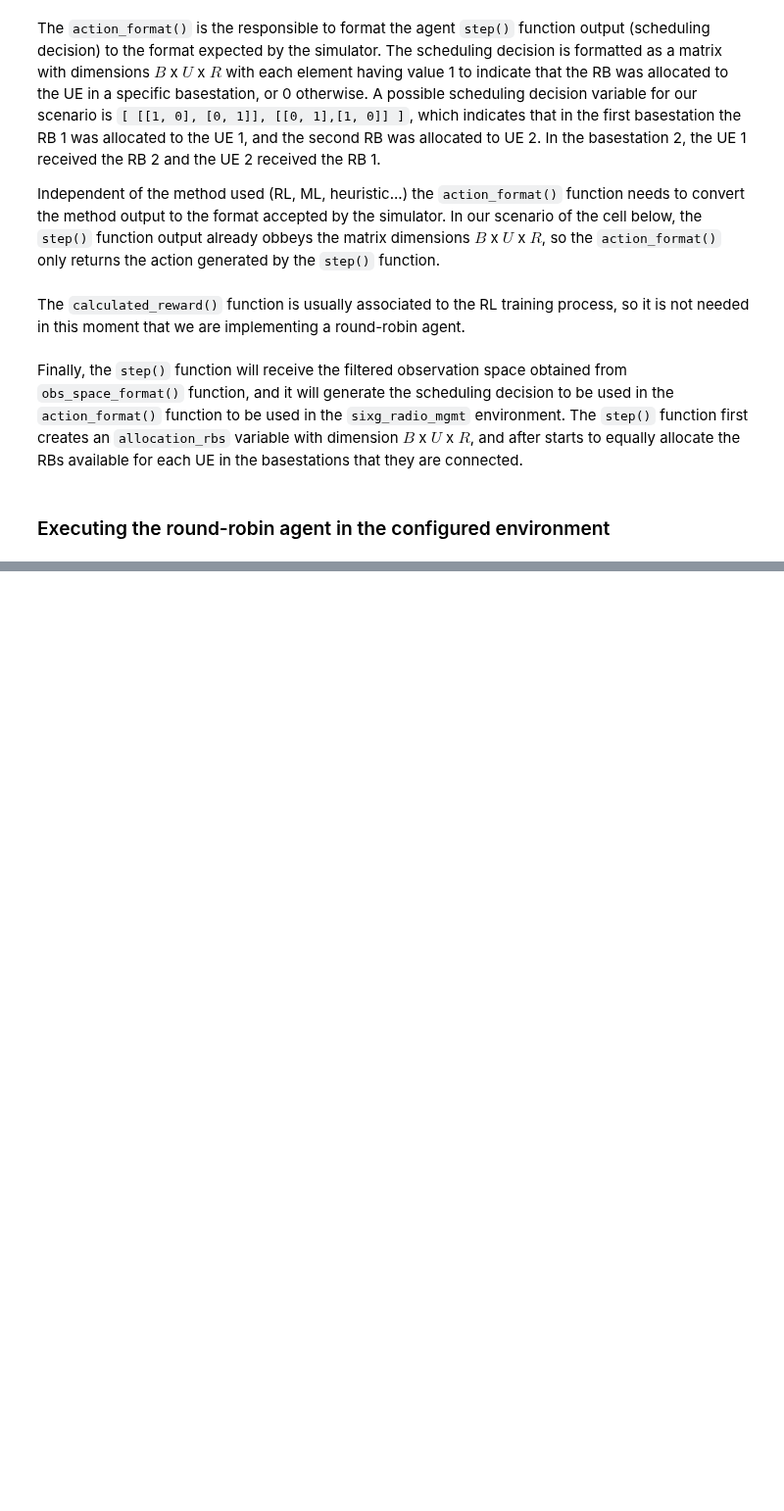
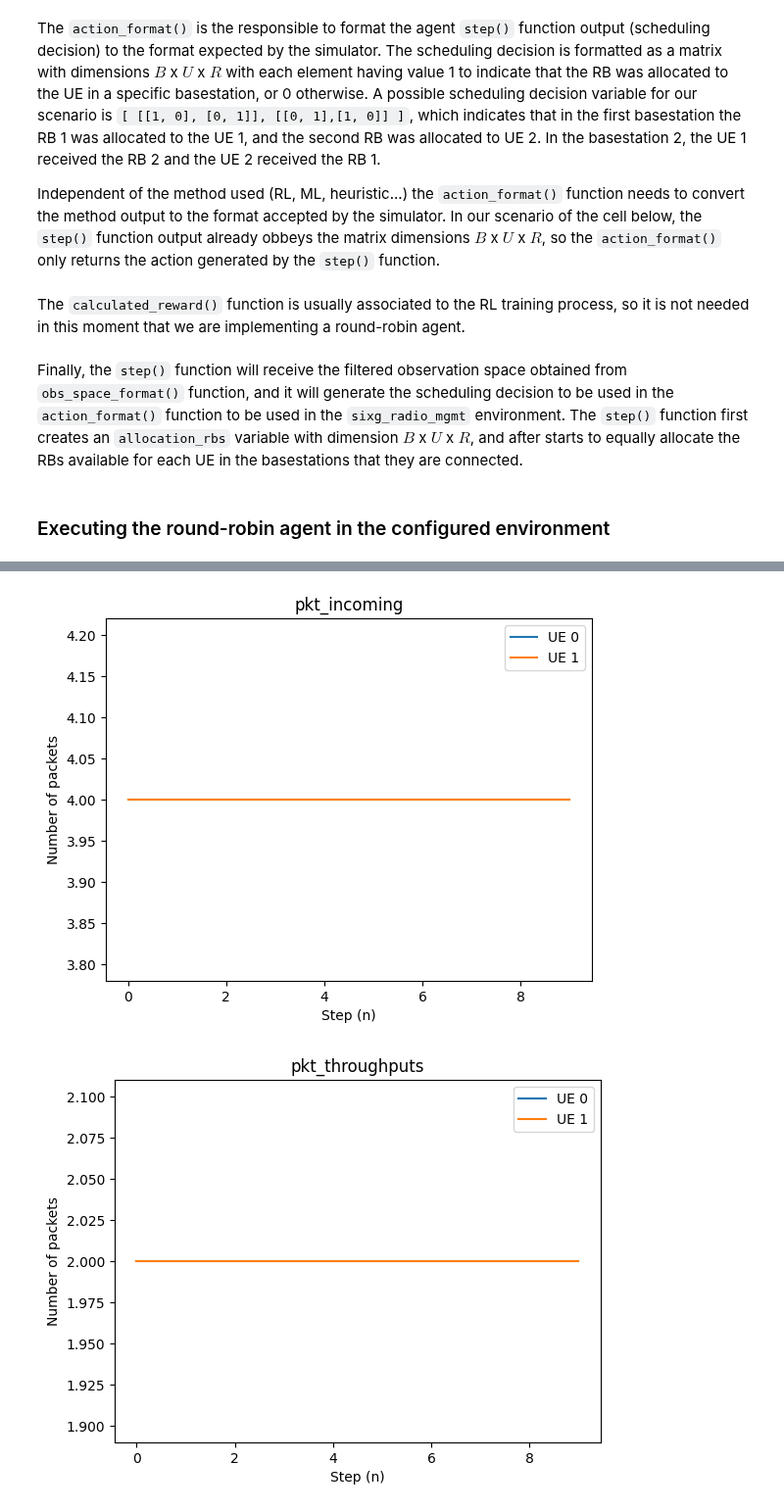
Before and after one commit to aldebaro/ai6g, a Jupyter notebook: n9-RL_based_radio_resource_allocation.ipynb, the cells around one changed output, grey strips where cells are left out. Shown at 98% size. Saved outputs shown, nothing was run; the diff lists cells and outputs as text; code cells hidden in the pictures; blank space fills up the shorter version.

Commit message:
explaining round-robin agent and implementing RL agent

```diff
--- a/n9-RL_based_radio_resource_allocation.ipynb
+++ b/n9-RL_based_radio_resource_allocation.ipynb
@@ -208,0 +233,12 @@ class RoundRobin(Agent):
+# %%
+round_robin = RoundRobin(
+                comm_env,  # Communication environment
+                2, # Max number of UEs
+                2, # Max number of basestations
+                np.array([2, 2])) # Number of RBs available in each basestation
+# Here we set the agent functions used in the communication environment
+comm_env.set_agent_functions(
+    round_robin.obs_space_format,
+    round_robin.action_format,
+    round_robin.calculate_reward,
+)
@@ -208,0 +247,8 @@ class RoundRobin(Agent):
+# %%
+obs = comm_env.reset()
+number_steps = 10
+for step_number in tqdm(np.arange(comm_env.max_number_steps)):
+    sched_decision = round_robin.step(obs)
+    obs, _, end_ep, _ = comm_env.step(sched_decision)
+    if end_ep:
+        comm_env.reset()
@@ -208,0 +257,5 @@ class RoundRobin(Agent):
+# %%
+hist = comm_env.metrics_hist.read("./", "test", 1) # (root_path, simulation_name, episode_number)
+print("Collected information: ", list(hist.keys()))
+print("Scheduling decisions: \n",hist["sched_decision"][0:2])
+# The round-robin always schedules 1 RB for each UE in each basestation
@@ -208,0 +277,16 @@ class RoundRobin(Agent):
+# %%
+import matplotlib.pyplot as plt
+metrics = ['pkt_incoming', 'pkt_throughputs', 'dropped_pkts']
+
+for metric in metrics:
+	plt.figure()
+	for ue in np.arange(comm_env.max_number_ues):
+		plt.plot(hist[metric][:,ue], label="UE {}".format(ue))
+		plt.title(metric)
+		plt.legend()
+		plt.xlabel("Step (n)")
+		plt.ylabel("Number of packets")
+	plt.show()
+# %% [output]
+[figure, added]
+[figure, added]
```
Also changed, not shown: parts of 16 cells of this notebook.
